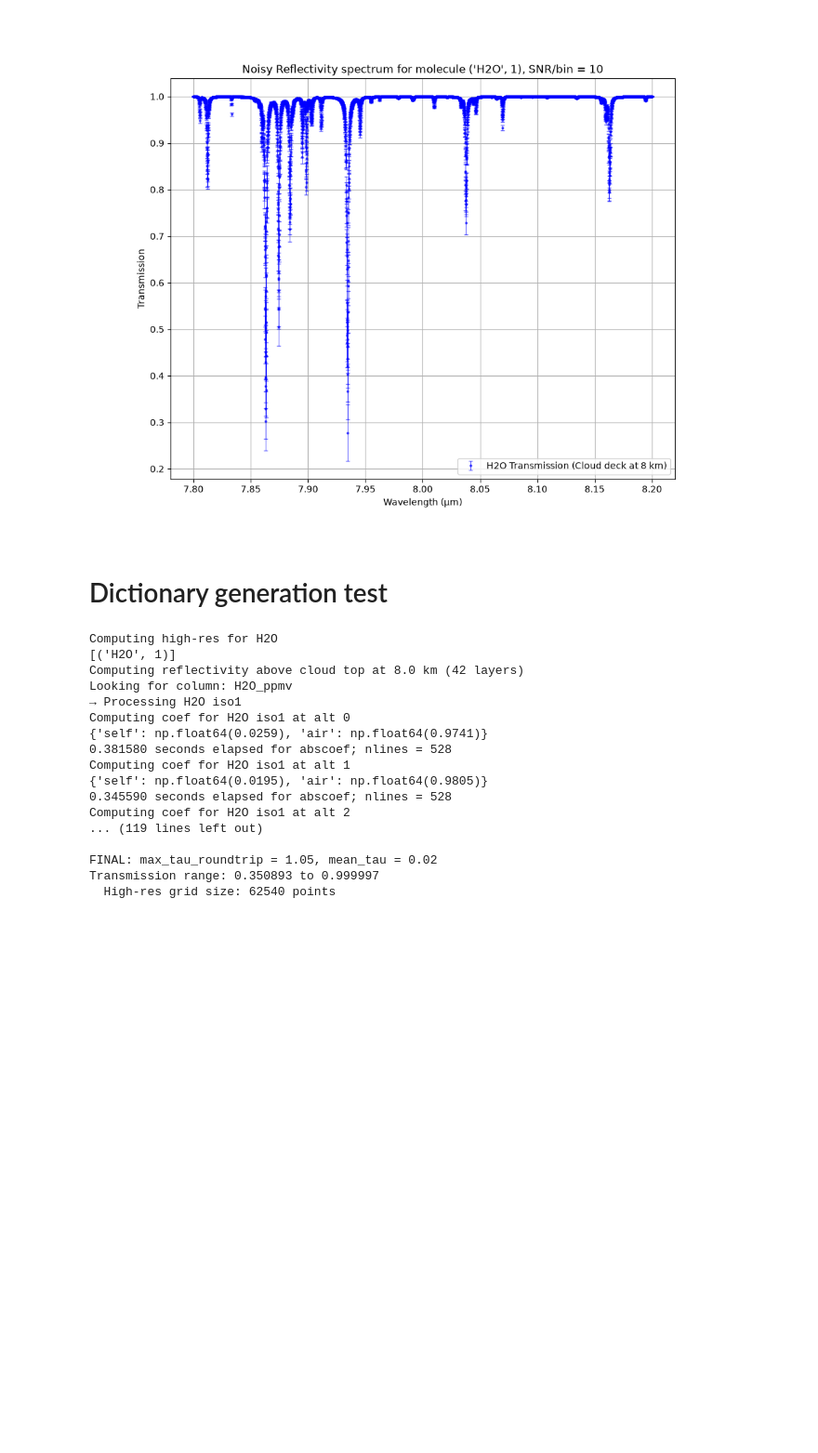
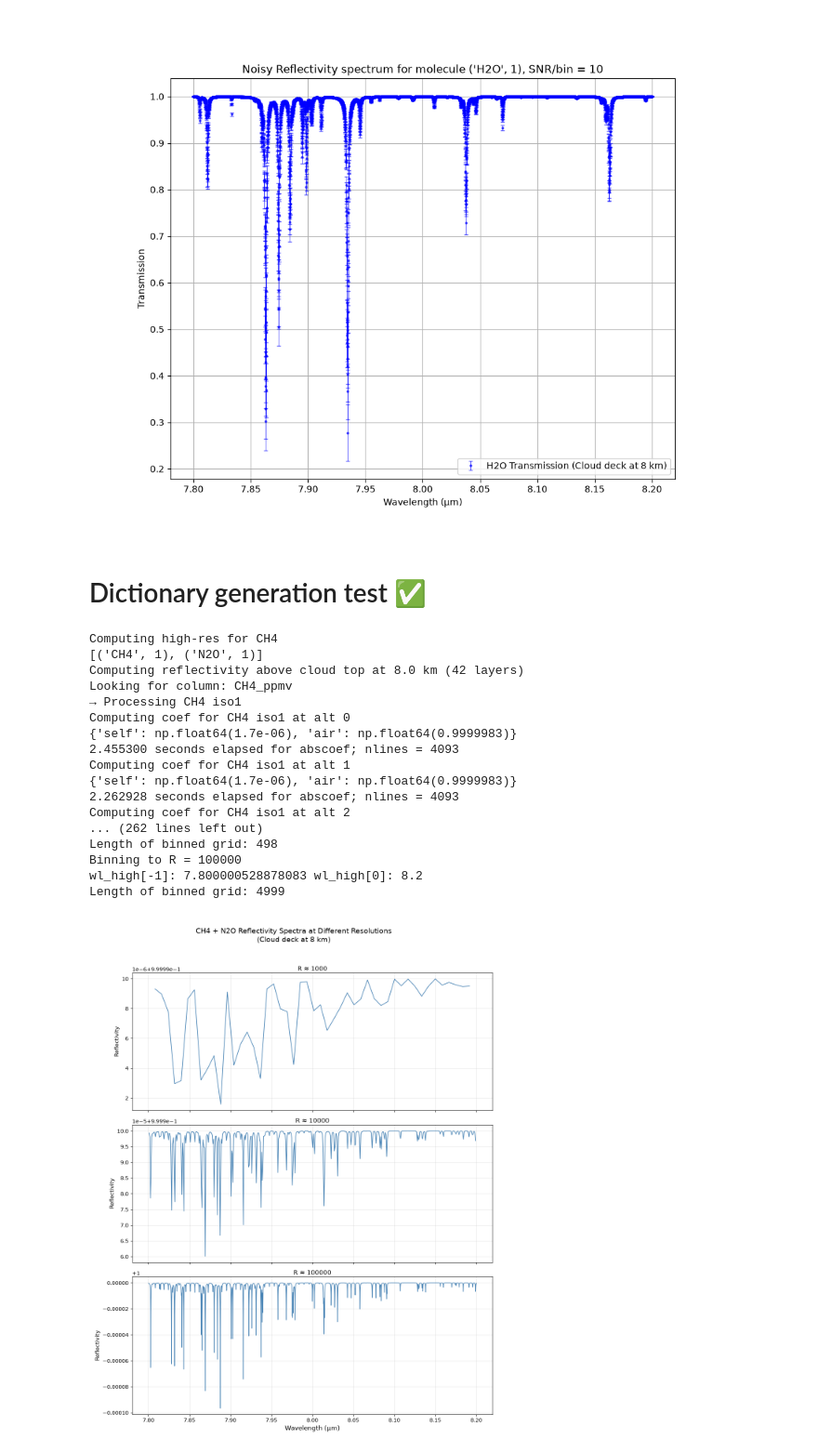
Before and after one commit to zanecollins/sgl_science_case, a Jupyter notebook: sgl_science_case/notebooks/reflectivity_model_cc_tests.ipynb, the cells around one changed output. Shown at 93% size. Cells and saved outputs as stored; diff of their text form; code cells hidden in the pictures; blank space fills up the shorter version.

Commit message:
debug: dictionary generation

```diff
--- a/sgl_science_case/notebooks/reflectivity_model_cc_tests.ipynb
+++ b/sgl_science_case/notebooks/reflectivity_model_cc_tests.ipynb
@@ -328,7 +334,7 @@ plt.show()
 mols = [('H2O', 1), ('N2O', 1)]  # adjust isotopes
 alts =  range(len(df_atmospheric_profile_table))  # or subset
 
-wl, trans, wn = compute_reflectivity(mols, dwn=0.01, cloud_top= 10)
+wl, trans = compute_reflectivity(mols, dwn=0.01, cloud_top= 10)
 # %% [output]
 Computing reflectivity above cloud top at 10 km (40 layers)
 Looking for column: H2O_ppmv
@@ -366,27 +383,65 @@ plt.show()
 # %% [output]
 [figure]
 # %% [markdown]
-# Dictionary generation test
+# Dictionary generation test ✅
 # %%
-scenarios = [[('H2O', 1)]]#, [('N2O', 1)], [('CH4',1)]]
-resolutions = [100, 500, 1000, 5000]
+scenarios = [[('CH4', 1), ('N2O', 1)]]#, [('N2O', 1)], [('CH4',1)]]
+resolutions = [500, 1000, 5000, 10000, 100000]
 
 res_dict = generate_res_dict(scenarios, resolutions, cloud_top=8.0, albedo=0.3)
 # %% [output]
-Computing high-res for H2O
-[('H2O', 1)]
+Computing high-res for CH4
+[('CH4', 1), ('N2O', 1)]
 Computing reflectivity above cloud top at 8.0 km (42 layers)
-Looking for column: H2O_ppmv
-→ Processing H2O iso1
-Computing coef for H2O iso1 at alt 0
-{'self': np.float64(0.0259), 'air': np.float64(0.9741)}
-0.381580 seconds elapsed for abscoef; nlines = 528
-Computing coef for H2O iso1 at alt 1
-{'self': np.float64(0.0195), 'air': np.float64(0.9805)}
-0.345590 seconds elapsed for abscoef; nlines = 528
-Computing coef for H2O iso1 at alt 2
-... (119 lines left out)
-
-FINAL: max_tau_roundtrip = 1.05, mean_tau = 0.02
-Transmission range: 0.350893 to 0.999997
-  High-res grid size: 62540 points
+Looking for column: CH4_ppmv
+→ Processing CH4 iso1
+Computing coef for CH4 iso1 at alt 0
+{'self': np.float64(1.7e-06), 'air': np.float64(0.9999983)}
+2.455300 seconds elapsed for abscoef; nlines = 4093
+Computing coef for CH4 iso1 at alt 1
+{'self': np.float64(1.7e-06), 'air': np.float64(0.9999983)}
+2.262928 seconds elapsed for abscoef; nlines = 4093
+Computing coef for CH4 iso1 at alt 2
+... (262 lines left out)
+Length of binned grid: 498
+Binning to R = 100000
+wl_high[-1]: 7.800000528878083 wl_high[0]: 8.2
+Length of binned grid: 4999
+# %%
+# Vertical grid plot
+resolutions_to_plot = [1000, 10000, 100000]
+
+fig, axes = plt.subplots(len(resolutions_to_plot), 1, figsize=(11, 14), sharex=True)
+
+mol_name = 'CH4'   # since you only have H2O right now
+
+for i, R in enumerate(sorted(resolutions_to_plot)):
+    ax = axes[i]
+
+    if R in res_dict and mol_name in res_dict[R]:
+        data = res_dict[R][mol_name]
+        wl = data['wavelength_grid']
+        refl = data['reflectivity']
+
+        ax.plot(wl, refl, color='steelblue', linewidth=1.2)
+        ax.set_ylabel("Reflectivity", fontsize=11)
+        ax.set_title(f"R ≈ {R}", fontsize=12, pad=4)
+        # ax.set_ylim(0, 1.05)
+        ax.grid(True, alpha=0.3)
+
+        # Optional: annotate max/min
+        # ax.text(0.02, 0.92, f"min={np.nanmin(refl):.3f}", transform=ax.transAxes,
+        #         fontsize=9, color='darkred')
+    else:
+        ax.text(0.5, 0.5, f"No data for R={R}", ha='center', va='center', transform=ax.transAxes)
+        ax.set_ylim(0, 1)
+
+# Only put x-label on the bottom plot
+axes[-1].set_xlabel("Wavelength (μm)", fontsize=12)
+
+fig.suptitle("CH4 + N2O Reflectivity Spectra at Different Resolutions\n(Cloud deck at 8 km)",
+             fontsize=14, y=0.98)
+plt.tight_layout(rect=[0, 0, 1, 0.96])
+plt.show()
+# %% [output]
+[figure, added]
```
Also changed, not shown: parts of 4 cells of this notebook, 1 other file.
